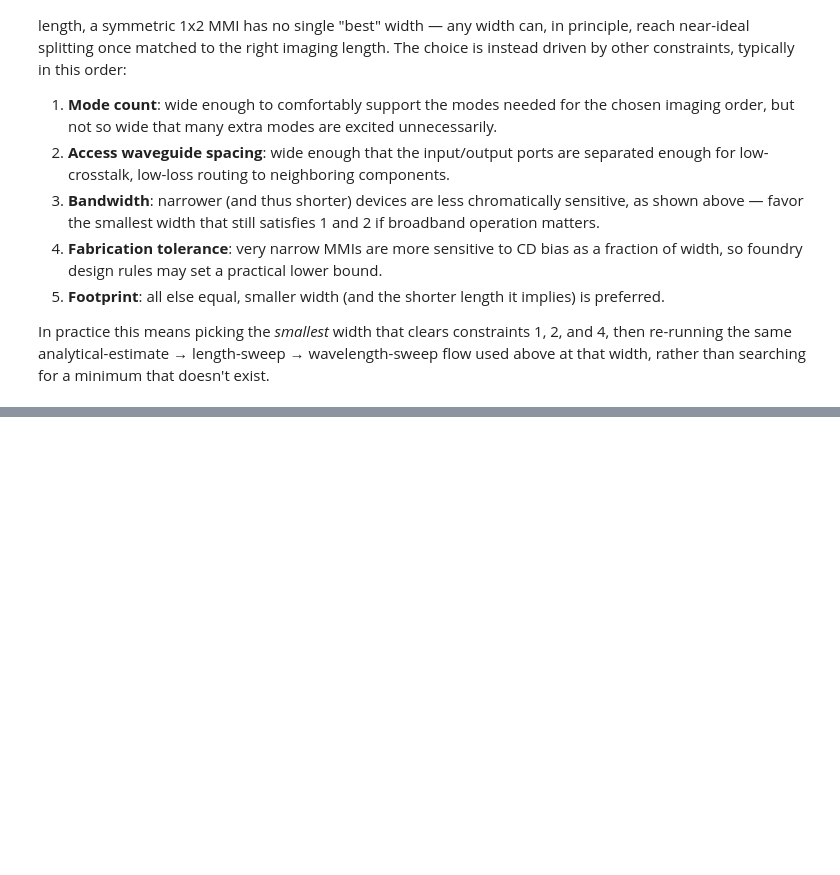
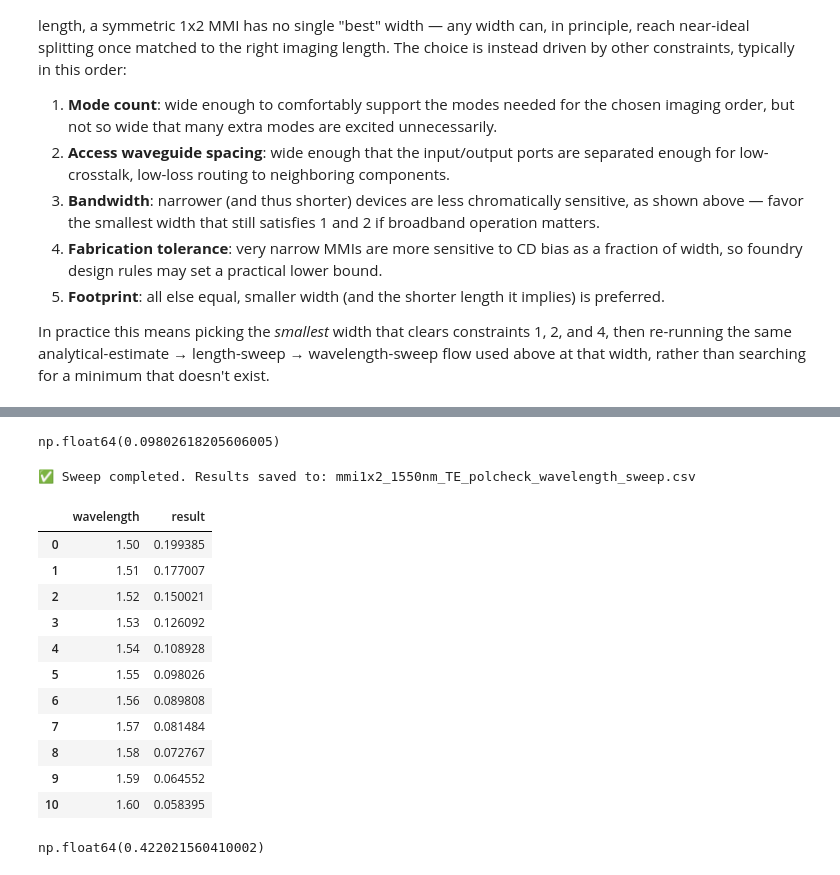
Before and after one commit to Arka-noid/lumerical_simulations, a Jupyter notebook: notebooks/components/mmi/MMI1x2Design.ipynb, the cells around one changed output, grey strips where cells are left out. Cells and saved outputs as stored; diff of their text form; code cells hidden in the pictures; blank space fills up the shorter version.

```diff
--- a/notebooks/components/mmi/MMI1x2Design.ipynb
+++ b/notebooks/components/mmi/MMI1x2Design.ipynb
@@ -814,0 +835,53 @@ width, rather than searching for a minimum that doesn't exist.
+# %%
+te_tm_params = dict(
+    layers=["WG"],
+    wavelength=1.55,
+    w_wg=0.5,
+    w_mmi=narrow_w_mmi,
+    w_ap=best_ap_width,
+    ln_mmi=best_length,
+)
+
+# TE: uses the notebook-default bc (y: Anti-Symmetric, z: Symmetric)
+mod_geometry(sim, **te_tm_params)
+lu.run_eme(sim, "mmi1x2_1550nm_TE_polcheck")
+EL_TE_pol = compute_excess_loss(sim)
+EL_TE_pol
+# %% [output]
+np.float64(0.09802618205606005)
+# %%
+pol_wavelengths = np.arange(1.5, 1.6, 0.01)
+
+EL_TE_pol_wl, TE_pol_wl_summary = lu.sweep_param_result(
+        sim,
+        sweep_params={"wavelength": pol_wavelengths},
+        geometry_fn=set_wavelength_analysis,
+        result_fn=compute_excess_loss,
+        result_type=float,
+        save_path="mmi1x2_1550nm_TE_polcheck_wavelength_sweep.csv"
+    )
+
+sim.setemeanalysis("override wavelength", False)
+TE_pol_wl_summary
+# %% [output]
+✅ Sweep completed. Results saved to: mmi1x2_1550nm_TE_polcheck_wavelength_sweep.csv
+|  | wavelength | result |
+| 0 | 1.50 | 0.199385 |
+| 1 | 1.51 | 0.177007 |
+| 2 | 1.52 | 0.150021 |
+| 3 | 1.53 | 0.126092 |
+| 4 | 1.54 | 0.108928 |
+| 5 | 1.55 | 0.098026 |
+| 6 | 1.56 | 0.089808 |
+| 7 | 1.57 | 0.081484 |
+| 8 | 1.58 | 0.072767 |
+| 9 | 1.59 | 0.064552 |
+| 10 | 1.60 | 0.058395 |
+# %%
+# TM: same geometry, both boundaries swapped (y: Symmetric, z: Anti-Symmetric)
+mod_geometry(sim, **te_tm_params, bc=["Symmetric", "PML", "Anti-Symmetric", "PML"])
+lu.run_eme(sim, "mmi1x2_1550nm_TM_polcheck")
+EL_TM_pol = compute_excess_loss(sim)
+EL_TM_pol
+# %% [output]
+np.float64(0.422021560410002)
```
Also changed, not shown: parts of 6 cells of this notebook, 2 other files.
